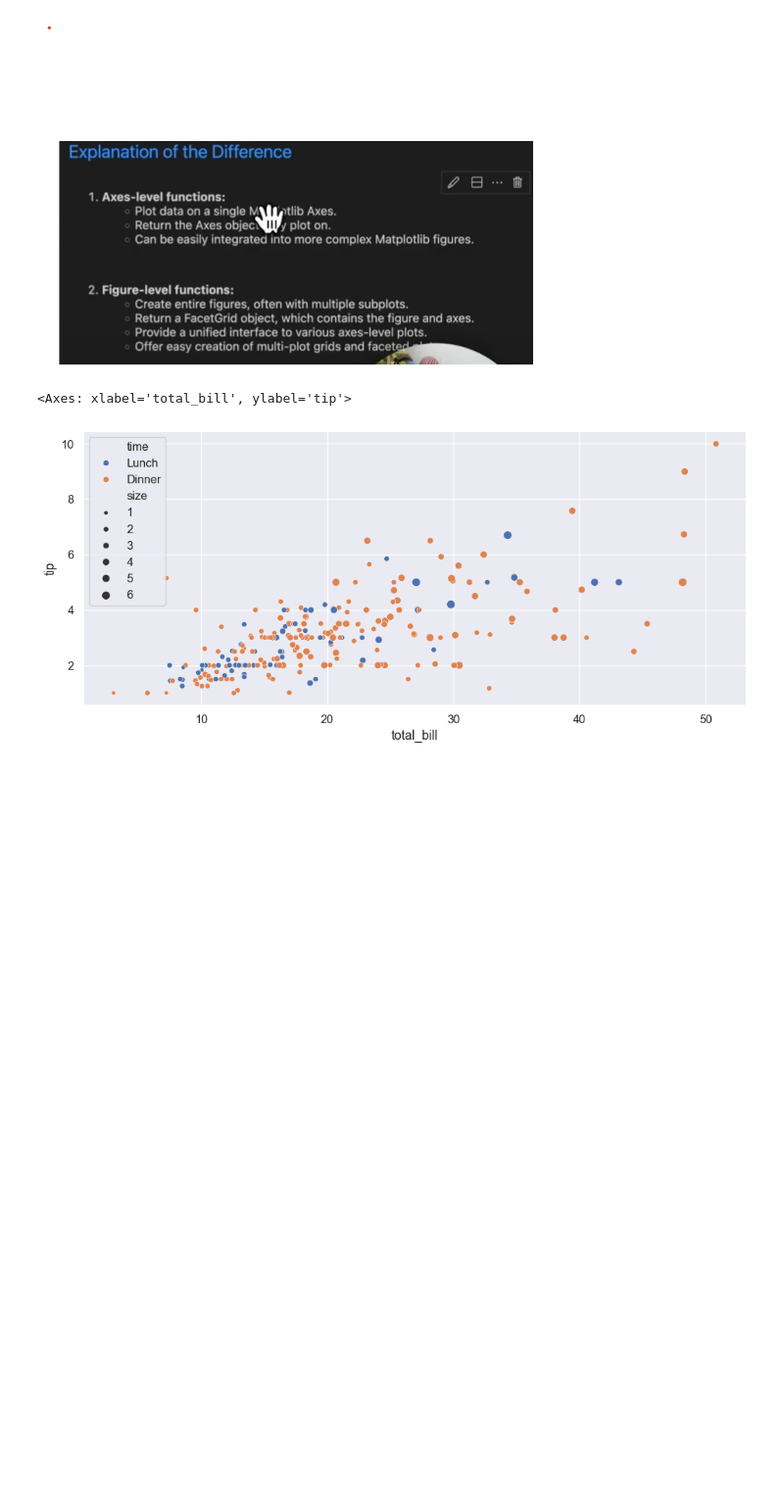
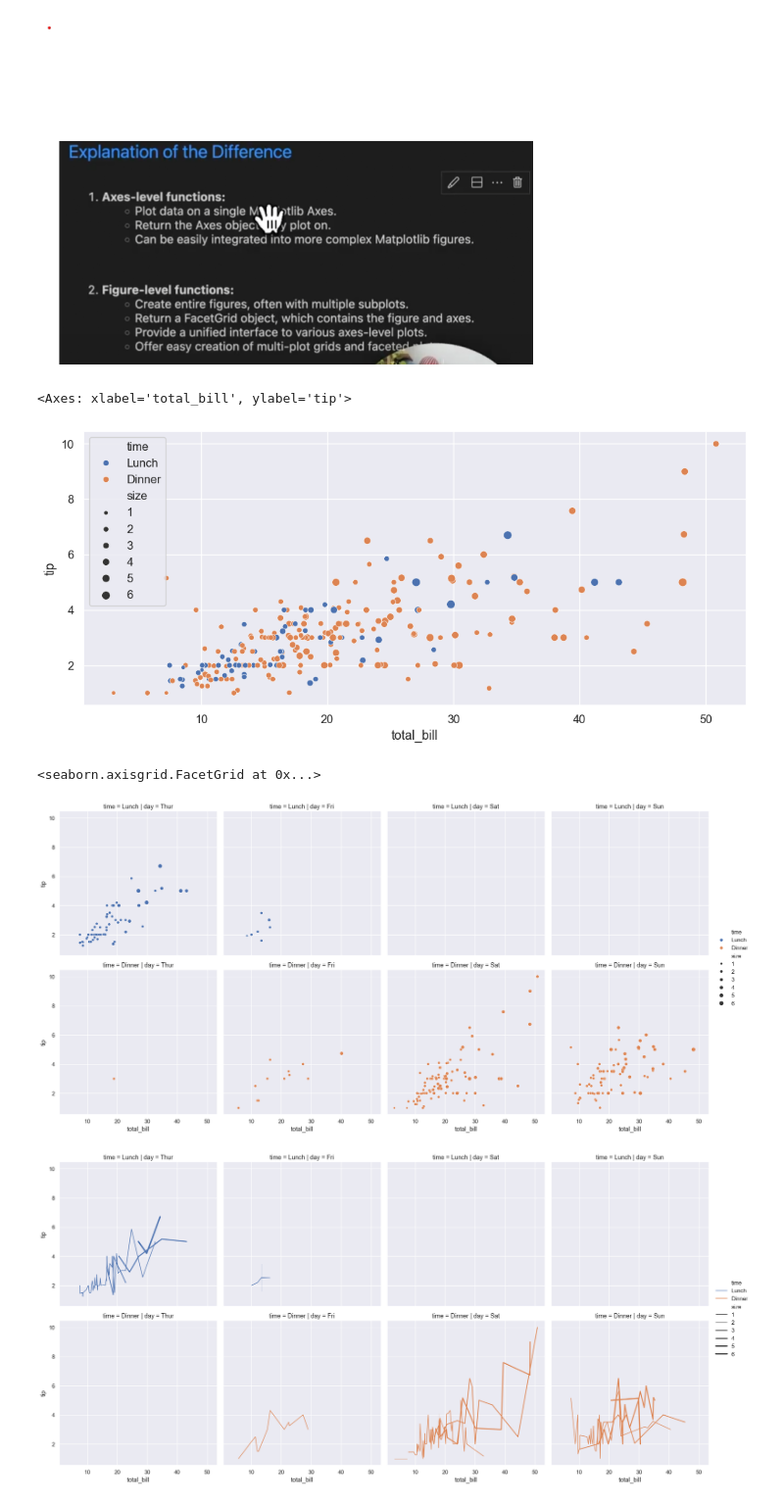
Before and after one commit to mtk1793/Data-Visualization---Course, a Jupyter notebook: seaborn.ipynb, the cells around one changed output. Shown at 98% size. Drawn from its saved outputs; the diff is of its cells as text; code cells hidden in the pictures; blank space fills up the shorter version.

```diff
--- a/seaborn.ipynb
+++ b/seaborn.ipynb
@@ -112,3 +112,14 @@ sns.scatterplot(data=tips, x='total_bill', y='tip', hue='time', size='size')
 # %% [output]
 <Axes: xlabel='total_bill', ylabel='tip'>
 [figure]
+# %%
+# Figure level
+
+sns.relplot(data=tips, x="total_bill", y="tip", hue="time", size="size", col='day',row='time', kind='scatter')
+
+
+sns.relplot(data=tips, x="total_bill", y="tip", hue="time", size="size", col='day',row='time', kind='line')
+# %% [output]
+<seaborn.axisgrid.FacetGrid at 0x...>
+[figure, added]
+[figure, added]
```
